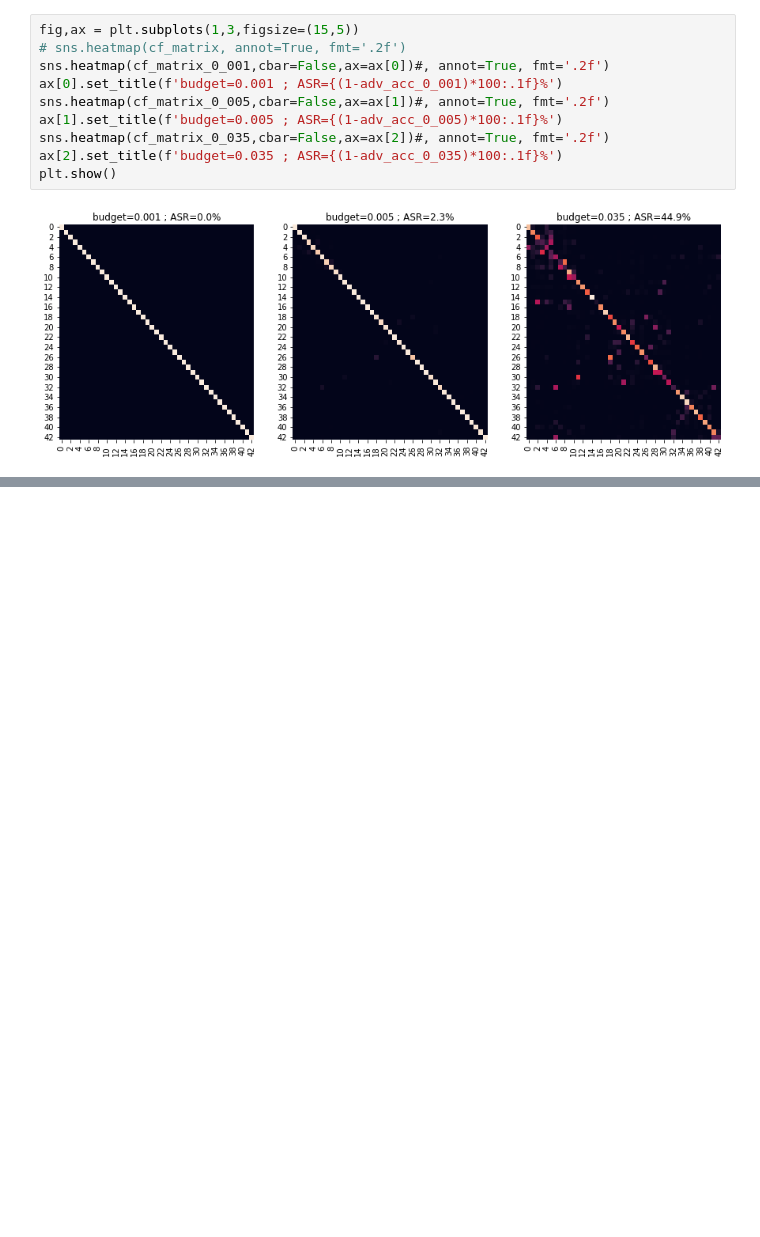
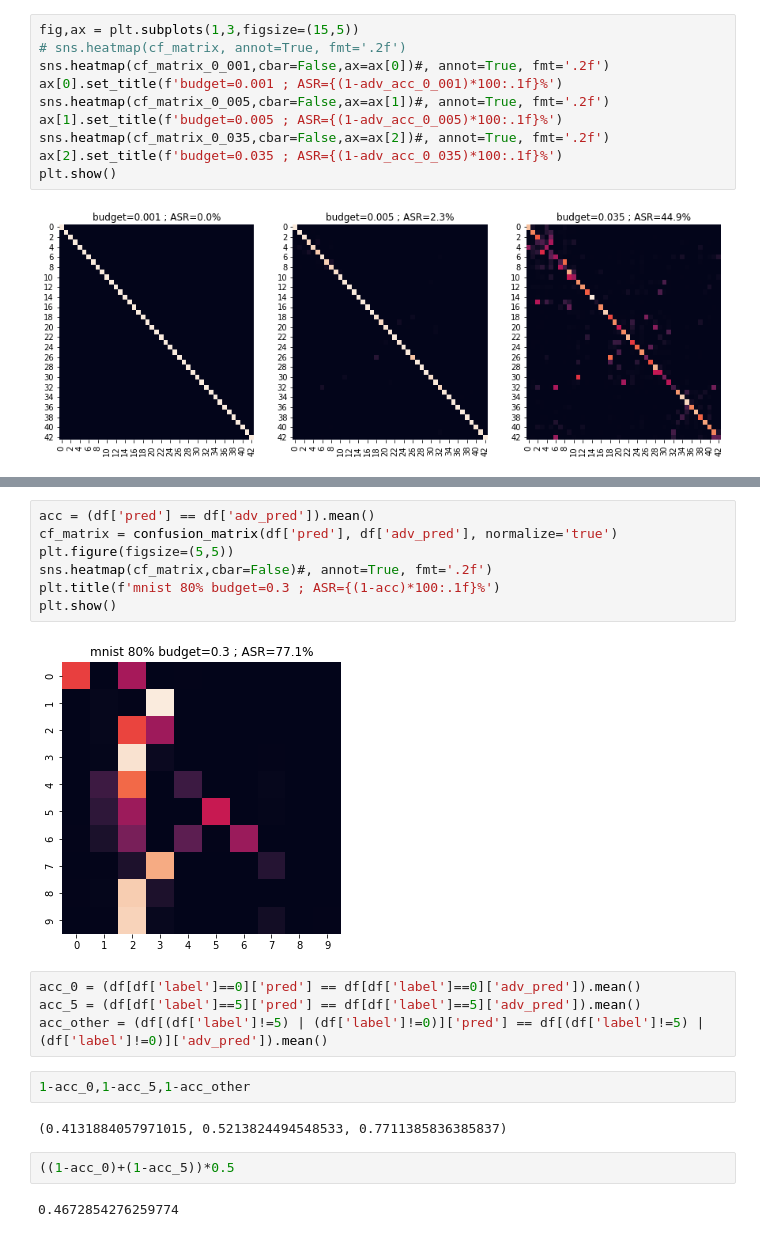
Before and after one commit to ofirbartal100/omg_attack, a Jupyter notebook: confusion_matrix.ipynb, the cells around one changed output, grey strips where cells are left out. Drawn from its saved outputs; the diff is of its cells as text; blank space fills up the shorter version.

```diff
--- a/confusion_matrix.ipynb
+++ b/confusion_matrix.ipynb
@@ -284,0 +419,21 @@ plt.show()
+# %%
+acc = (df['pred'] == df['adv_pred']).mean()
+cf_matrix = confusion_matrix(df['pred'], df['adv_pred'], normalize='true')
+plt.figure(figsize=(5,5))
+sns.heatmap(cf_matrix,cbar=False)#, annot=True, fmt='.2f')
+plt.title(f'mnist 80% budget=0.3 ; ASR={(1-acc)*100:.1f}%')
+plt.show()
+# %% [output]
+[figure, added]
+# %%
+acc_0 = (df[df['label']==0]['pred'] == df[df['label']==0]['adv_pred']).mean()
+acc_5 = (df[df['label']==5]['pred'] == df[df['label']==5]['adv_pred']).mean()
+acc_other = (df[(df['label']!=5) | (df['label']!=0)]['pred'] == df[(df['label']!=5) | (df['label']!=0)]['adv_pred']).mean()
+# %%
+1-acc_0,1-acc_5,1-acc_other
+# %% [output]
+(0.4131884057971015, 0.5213824494548533, 0.7711385836385837)
+# %%
+((1-acc_0)+(1-acc_5))*0.5
+# %% [output]
+0.4672854276259774
```
Also changed, not shown: parts of 11 cells of this notebook, 6 other files.
